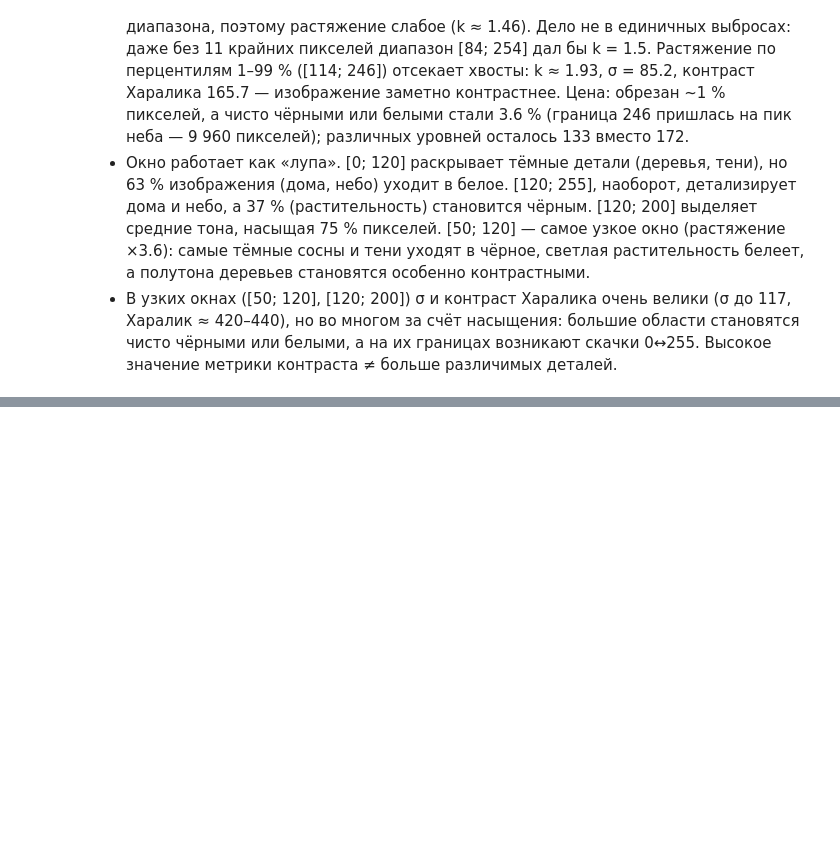
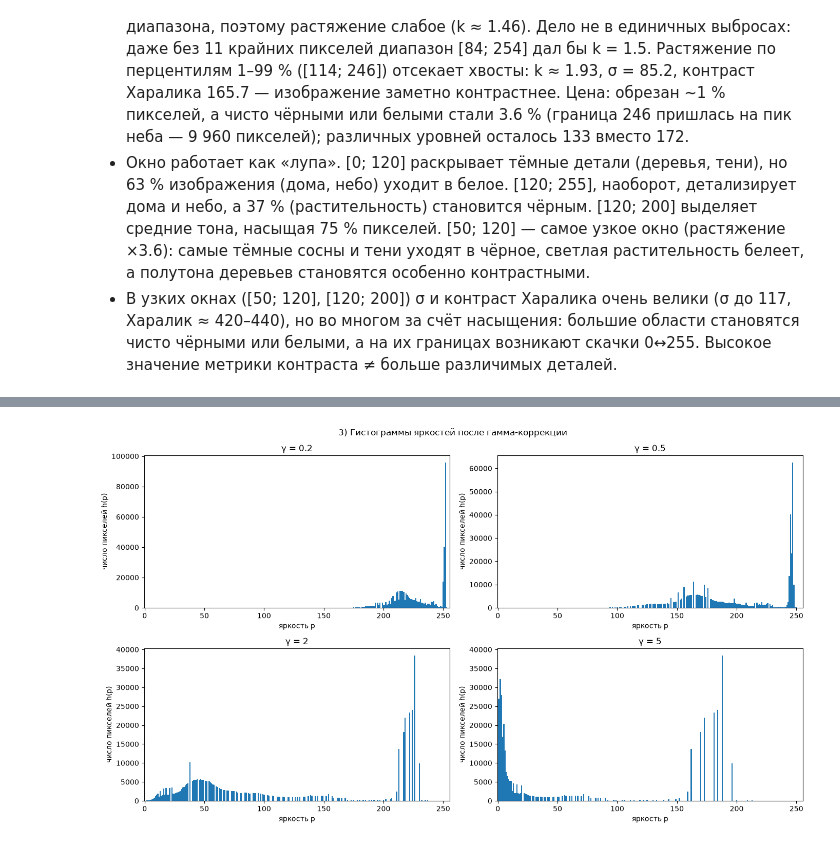
Before and after one commit to forbxpg/cv, a Jupyter notebook: lab1.ipynb, the cells around one changed output, grey strips where cells are left out. Cells and saved outputs as stored; diff of their text form; code cells hidden in the pictures; blank space fills up the shorter version.

```diff
--- a/lab1.ipynb
+++ b/lab1.ipynb
@@ -537,0 +574,10 @@ window совпадает с skimage.exposure.rescale_intensity для min-max,
+# %%
+fig, axes = plt.subplots(2, 2, figsize=(14, 8))
+for ax, (g, img) in zip(axes.flat, gammas.items(), strict=True):
+    show_hist(ax, img, f"γ = {g}")
+fig.suptitle("3) Гистограммы яркостей после гамма-коррекции")
+fig.tight_layout()
+fig.savefig(FIGURES / "03_gamma_hist.png", dpi=150)
+plt.show()
+# %% [output]
+[figure, added]
```
Also changed, not shown: parts of 9 cells of this notebook, 4 other files.
